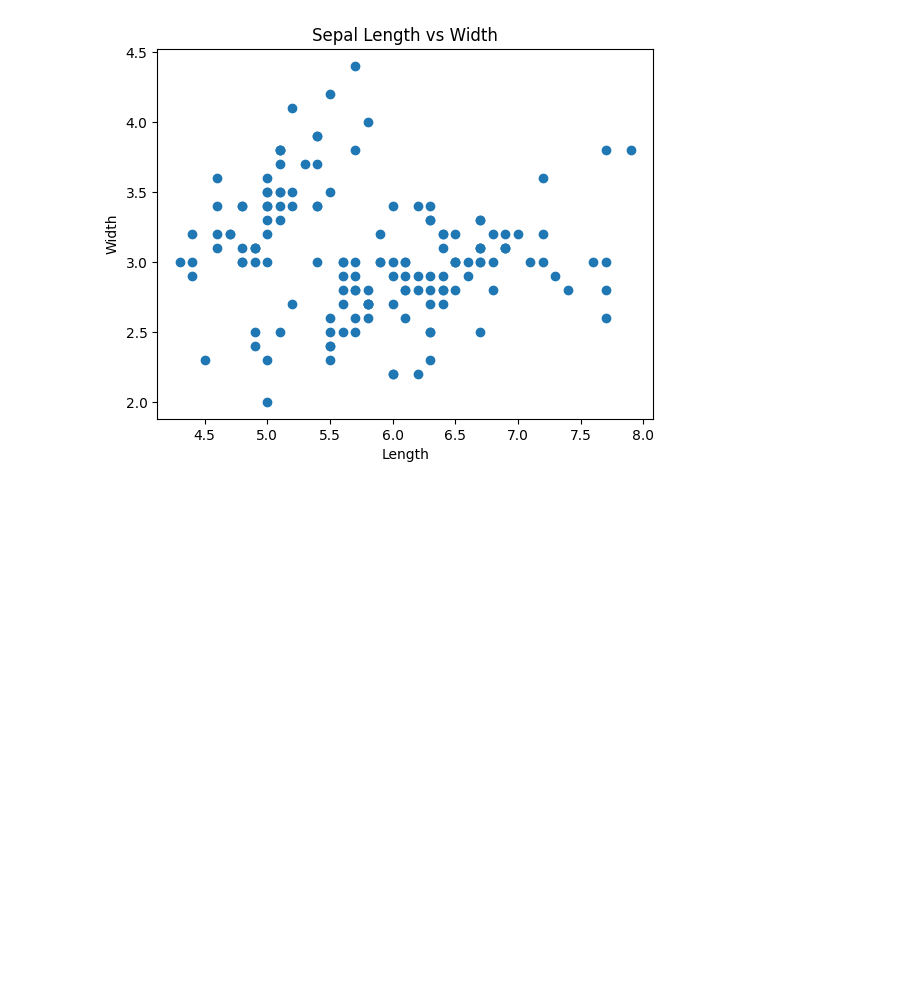
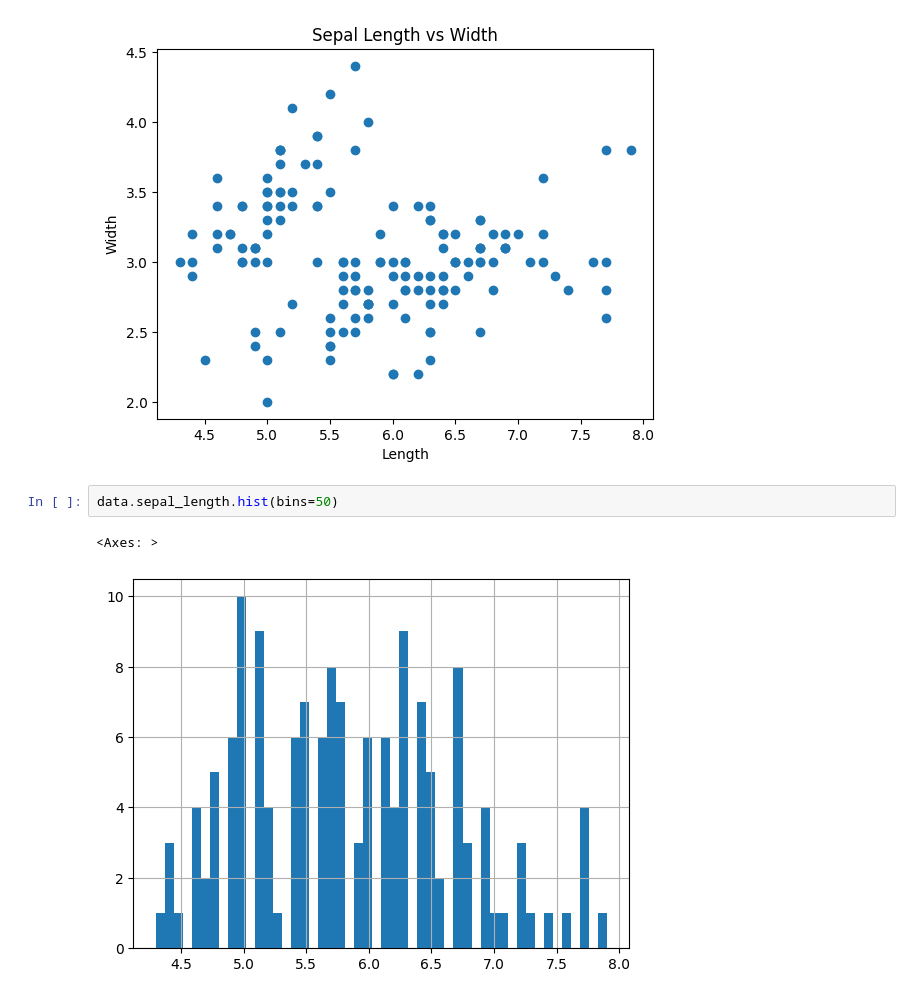
Before and after one commit to mistermunga/ml101, a Jupyter notebook: ml001.ipynb, the cells around one changed output. Cells and saved outputs as stored; diff of their text form; blank space fills up the shorter version.

```diff
--- a/ml001.ipynb
+++ b/ml001.ipynb
@@ -112,3 +112,8 @@ ax.set(xlabel='Length',
 plot.show()
 # %% [output]
 [figure]
+# %%
+data.sepal_length.hist(bins=50)
+# %% [output]
+<Axes: >
+[figure, added]
```
Also changed, not shown: 1 other file.
